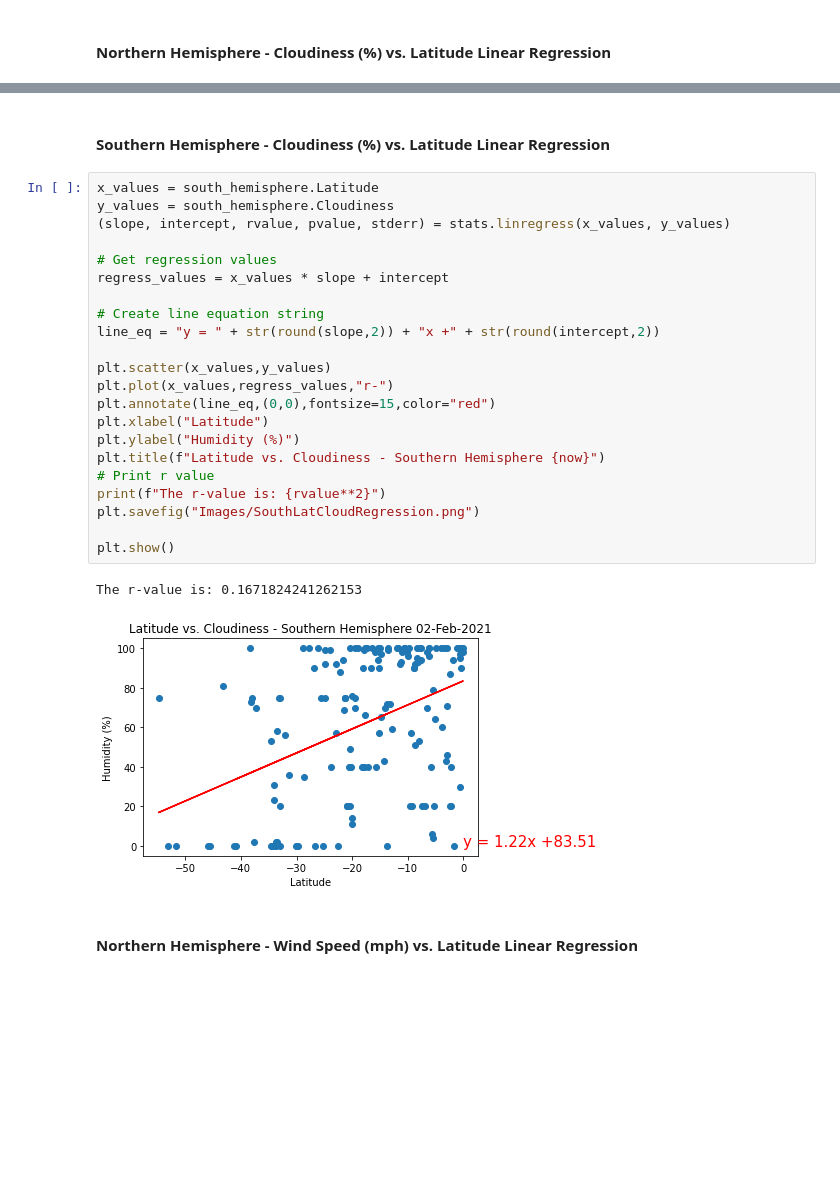
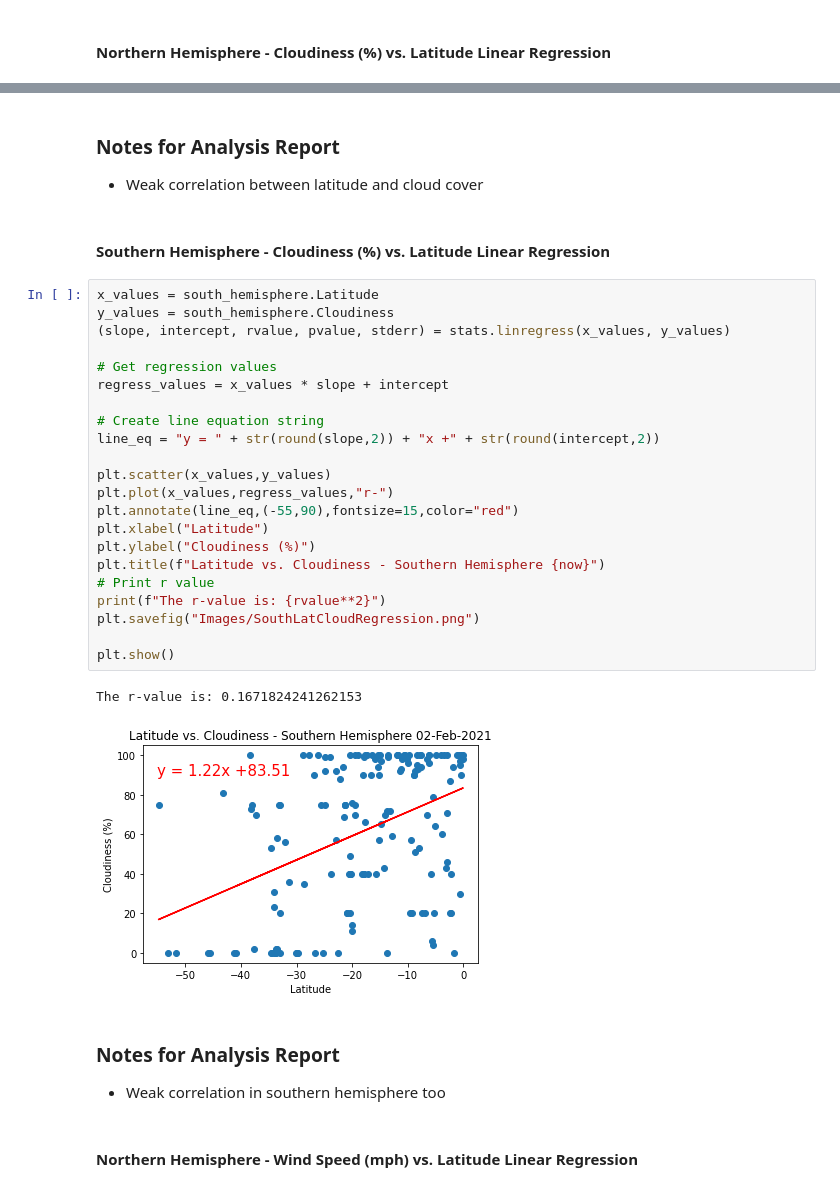
Before and after one commit to bentleyj68/python-api-challenge, a Jupyter notebook: WeatherPy/WeatherPy.ipynb, the cells around one changed output, grey strips where cells are left out. Saved outputs shown, nothing was run; the diff lists cells and outputs as text; blank space fills up the shorter version.

```diff
--- a/WeatherPy/WeatherPy.ipynb
+++ b/WeatherPy/WeatherPy.ipynb
@@ -364,30 +415,36 @@ The r-value is: 0.16395190075382662
+# %% [markdown]
+### Notes for Analysis Report
+* Weak correlation between latitude and cloud cover
 # %% [markdown]
 ####  Southern Hemisphere - Cloudiness (%) vs. Latitude Linear Regression
 # %%
 x_values = south_hemisphere.Latitude
 y_values = south_hemisphere.Cloudiness
 (slope, intercept, rvalue, pvalue, stderr) = stats.linregress(x_values, y_values)
 
 # Get regression values
 regress_values = x_values * slope + intercept
 
 # Create line equation string
 line_eq = "y = " + str(round(slope,2)) + "x +" + str(round(intercept,2))
 
 plt.scatter(x_values,y_values)
 plt.plot(x_values,regress_values,"r-")
-plt.annotate(line_eq,(0,0),fontsize=15,color="red")
+plt.annotate(line_eq,(-55,90),fontsize=15,color="red")
 plt.xlabel("Latitude")
-plt.ylabel("Humidity (%)")
+plt.ylabel("Cloudiness (%)")
 plt.title(f"Latitude vs. Cloudiness - Southern Hemisphere {now}")
 # Print r value
 print(f"The r-value is: {rvalue**2}")
 plt.savefig("Images/SouthLatCloudRegression.png")
 
 plt.show()
 # %% [output]
 The r-value is: 0.1671824241262153
-[figure, old version]
+[figure, new version]
+# %% [markdown]
+### Notes for Analysis Report
+* Weak correlation in southern hemisphere too
 # %% [markdown]
 ####  Northern Hemisphere - Wind Speed (mph) vs. Latitude Linear Regression
 # %%
```
Also changed, not shown: parts of 27 cells of this notebook, 7 other files.
